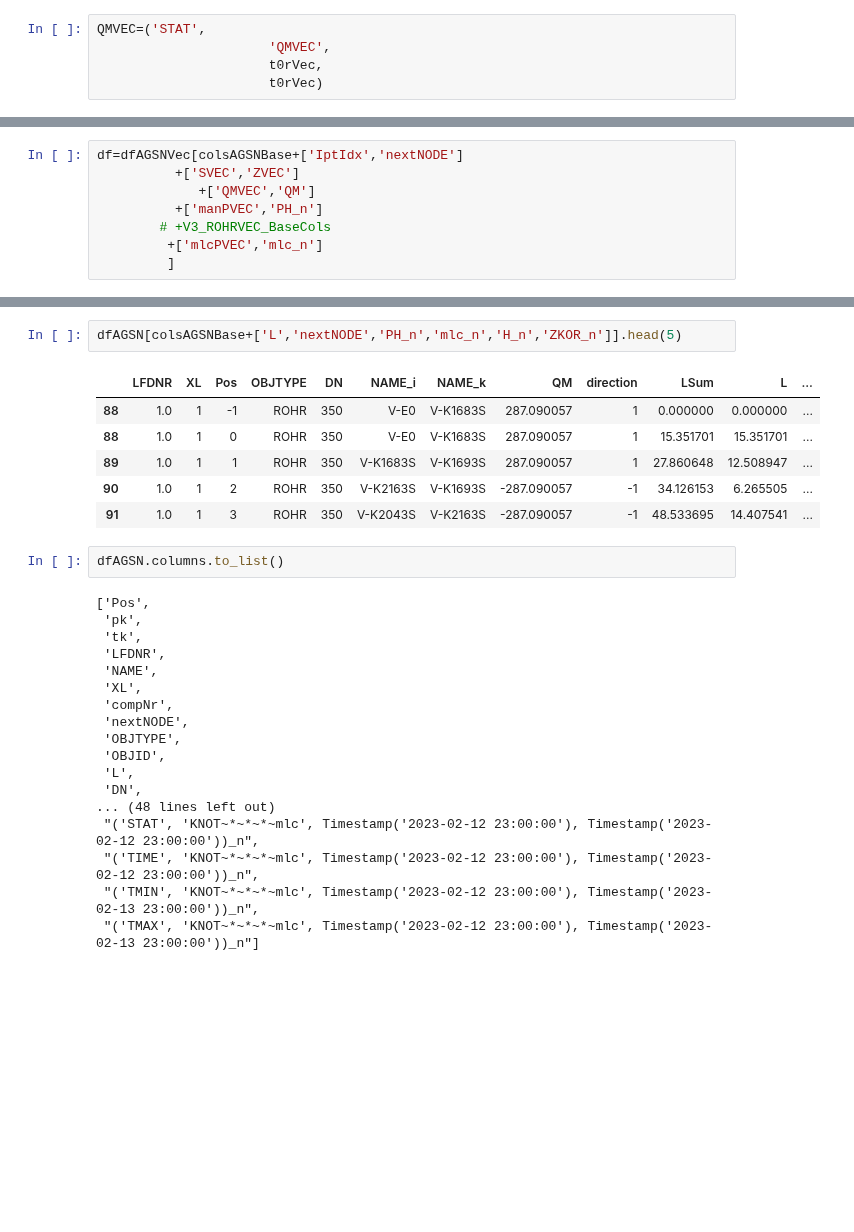
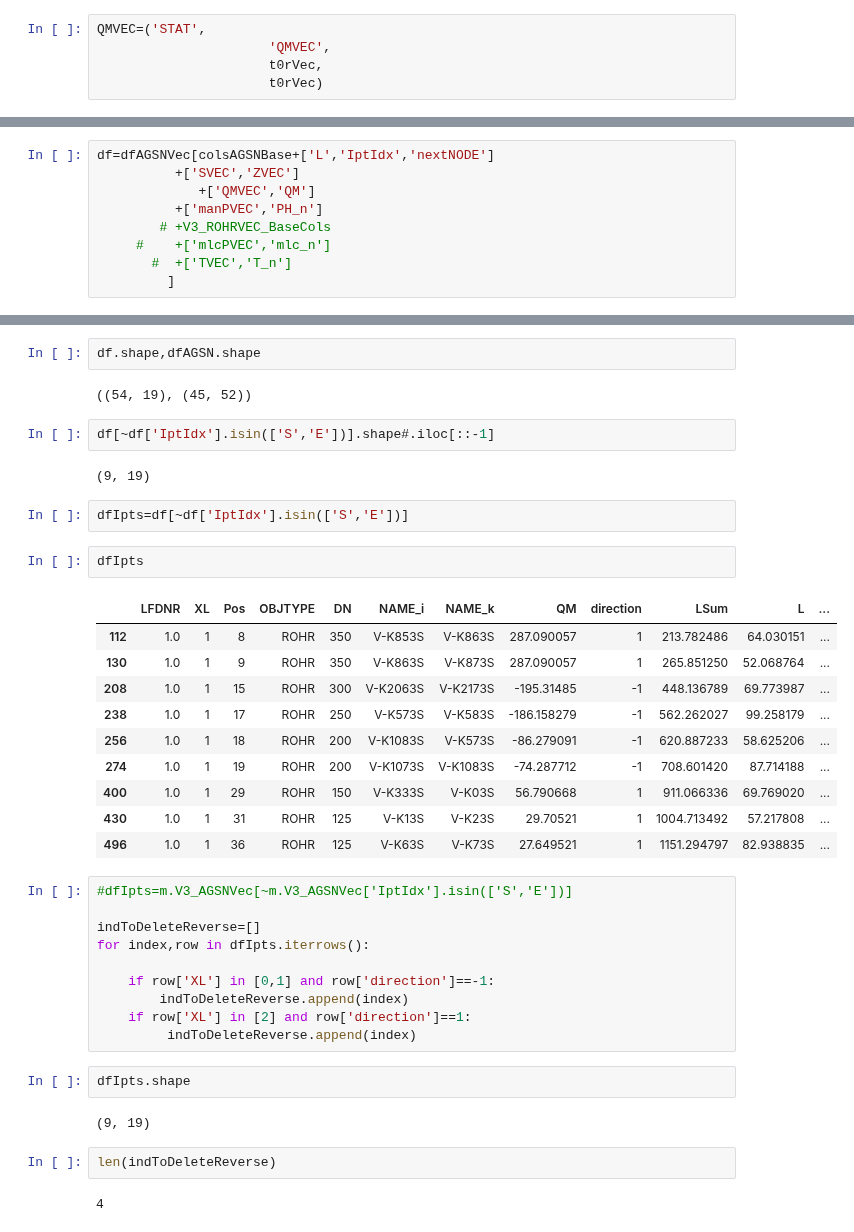
Before and after one commit to 3SConsult/PT3S, a Jupyter notebook: docs/Example3.ipynb, the cells around one changed output, grey strips where cells are left out. Saved outputs shown, nothing was run; the diff lists cells and outputs as text; blank space fills up the shorter version.

```diff
--- a/docs/Example3.ipynb
+++ b/docs/Example3.ipynb
@@ -490,8 +546,9 @@ dfAGSNVec['QMVEC']=dfAGSNVec[QMVEC]
 # %%
-df=dfAGSNVec[colsAGSNBase+['IptIdx','nextNODE']
+df=dfAGSNVec[colsAGSNBase+['L','IptIdx','nextNODE']
           +['SVEC','ZVEC']
              +['QMVEC','QM']
           +['manPVEC','PH_n']
         # +V3_ROHRVEC_BaseCols
-         +['mlcPVEC','mlc_n']
+     #    +['mlcPVEC','mlc_n']
+       #  +['TVEC','T_n']
          ]
@@ -557,29 +555,41 @@ df.drop(indToDelete,axis=0)#.shape
-# %%
-dfAGSN[colsAGSNBase+['L','nextNODE','PH_n','mlc_n','H_n','ZKOR_n']].head(5)
-# %% [output]
-|  | LFDNR | XL | Pos | OBJTYPE | DN | NAME_i | NAME_k | QM | direction | LSum | L | ... |
-| 88 | 1.0 | 1 | -1 | ROHR | 350 | V-E0 | V-K1683S | 287.090057 | 1 | 0.000000 | 0.000000 | ... |
-| 88 | 1.0 | 1 | 0 | ROHR | 350 | V-E0 | V-K1683S | 287.090057 | 1 | 15.351701 | 15.351701 | ... |
-| 89 | 1.0 | 1 | 1 | ROHR | 350 | V-K1683S | V-K1693S | 287.090057 | 1 | 27.860648 | 12.508947 | ... |
-| 90 | 1.0 | 1 | 2 | ROHR | 350 | V-K2163S | V-K1693S | -287.090057 | -1 | 34.126153 | 6.265505 | ... |
-| 91 | 1.0 | 1 | 3 | ROHR | 350 | V-K2043S | V-K2163S | -287.090057 | -1 | 48.533695 | 14.407541 | ... |
-# %%
-dfAGSN.columns.to_list()
-# %% [output]
-['Pos',
- 'pk',
- 'tk',
- 'LFDNR',
- 'NAME',
- 'XL',
- 'compNr',
- 'nextNODE',
- 'OBJTYPE',
- 'OBJID',
- 'L',
- 'DN',
-... (48 lines left out)
- "('STAT', 'KNOT~*~*~*~mlc', Timestamp('2023-02-12 23:00:00'), Timestamp('2023-02-12 23:00:00'))_n",
- "('TIME', 'KNOT~*~*~*~mlc', Timestamp('2023-02-12 23:00:00'), Timestamp('2023-02-12 23:00:00'))_n",
- "('TMIN', 'KNOT~*~*~*~mlc', Timestamp('2023-02-12 23:00:00'), Timestamp('2023-02-13 23:00:00'))_n",
- "('TMAX', 'KNOT~*~*~*~mlc', Timestamp('2023-02-12 23:00:00'), Timestamp('2023-02-13 23:00:00'))_n"]
+# %%
+df.shape,dfAGSN.shape
+# %% [output]
+((54, 19), (45, 52))
+# %%
+df[~df['IptIdx'].isin(['S','E'])].shape#.iloc[::-1]
+# %% [output]
+(9, 19)
+# %%
+dfIpts=df[~df['IptIdx'].isin(['S','E'])]
+# %%
+dfIpts
+# %% [output]
+|  | LFDNR | XL | Pos | OBJTYPE | DN | NAME_i | NAME_k | QM | direction | LSum | L | ... |
+| 112 | 1.0 | 1 | 8 | ROHR | 350 | V-K853S | V-K863S | 287.090057 | 1 | 213.782486 | 64.030151 | ... |
+| 130 | 1.0 | 1 | 9 | ROHR | 350 | V-K863S | V-K873S | 287.090057 | 1 | 265.851250 | 52.068764 | ... |
+| 208 | 1.0 | 1 | 15 | ROHR | 300 | V-K2063S | V-K2173S | -195.31485 | -1 | 448.136789 | 69.773987 | ... |
+| 238 | 1.0 | 1 | 17 | ROHR | 250 | V-K573S | V-K583S | -186.158279 | -1 | 562.262027 | 99.258179 | ... |
+| 256 | 1.0 | 1 | 18 | ROHR | 200 | V-K1083S | V-K573S | -86.279091 | -1 | 620.887233 | 58.625206 | ... |
+| 274 | 1.0 | 1 | 19 | ROHR | 200 | V-K1073S | V-K1083S | -74.287712 | -1 | 708.601420 | 87.714188 | ... |
+| 400 | 1.0 | 1 | 29 | ROHR | 150 | V-K333S | V-K03S | 56.790668 | 1 | 911.066336 | 69.769020 | ... |
+| 430 | 1.0 | 1 | 31 | ROHR | 125 | V-K13S | V-K23S | 29.70521 | 1 | 1004.713492 | 57.217808 | ... |
+| 496 | 1.0 | 1 | 36 | ROHR | 125 | V-K63S | V-K73S | 27.649521 | 1 | 1151.294797 | 82.938835 | ... |
+# %%
+#dfIpts=m.V3_AGSNVec[~m.V3_AGSNVec['IptIdx'].isin(['S','E'])]
+
+indToDeleteReverse=[]
+for index,row in dfIpts.iterrows():
+
+    if row['XL'] in [0,1] and row['direction']==-1:
+        indToDeleteReverse.append(index)
+    if row['XL'] in [2] and row['direction']==1:
+         indToDeleteReverse.append(index)
+# %%
+dfIpts.shape
+# %% [output]
+(9, 19)
+# %%
+len(indToDeleteReverse)
+# %% [output]
+4
```
Also changed, not shown: parts of 39 cells of this notebook, 31 other files.
